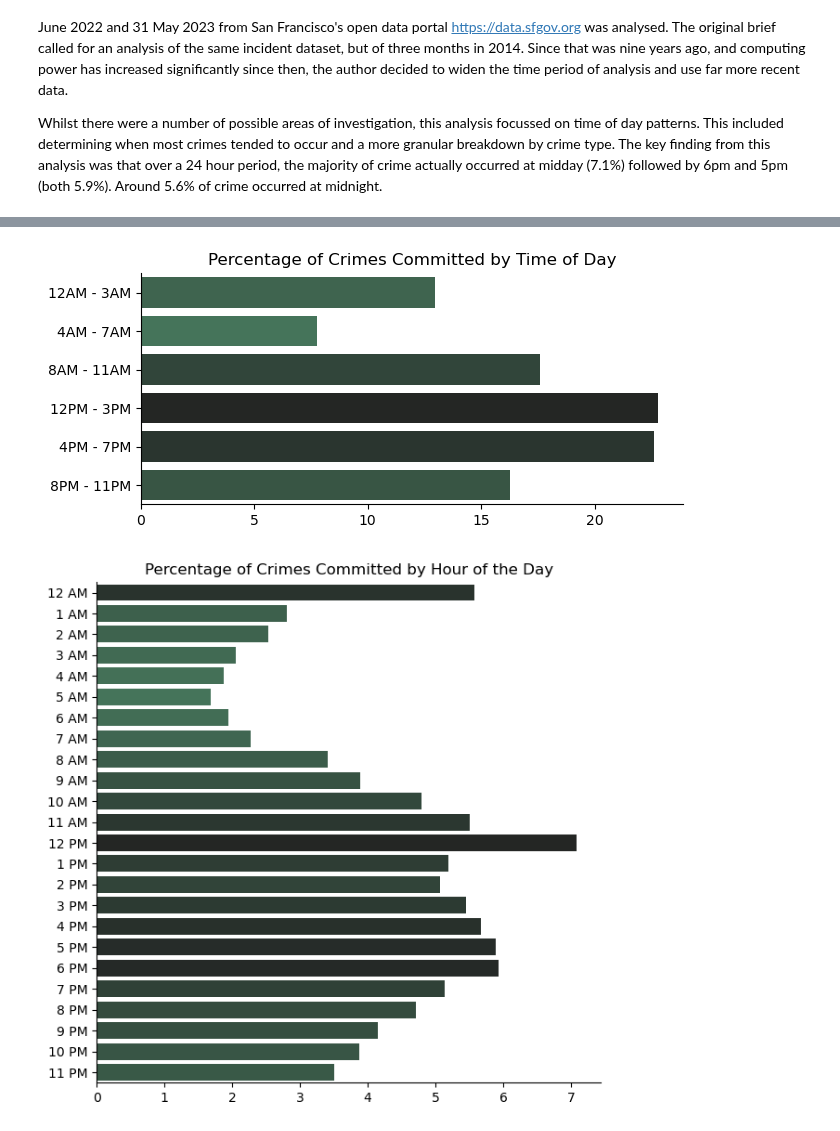
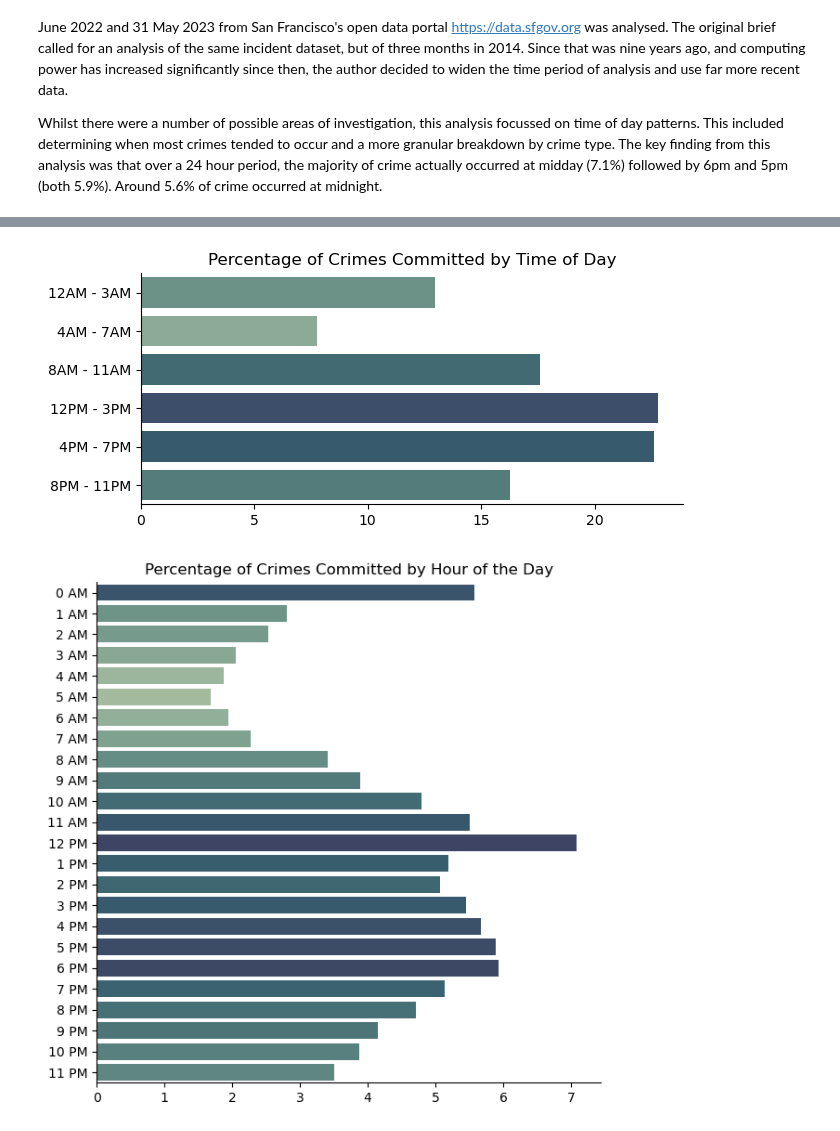
Before and after one commit to NikkiSarah/Coursera, a Jupyter notebook: Data Science at Scale (University of Washington)/3. Communicating Data Science Results/submission.ipynb, the cells around one changed output, grey strips where cells are left out. Saved outputs shown, nothing was run; the diff lists cells and outputs as text; code cells hidden in the pictures.

```diff
--- a/Data Science at Scale (University of Washington)/3. Communicating Data Science Results/submission.ipynb
+++ b/Data Science at Scale (University of Washington)/3. Communicating Data Science Results/submission.ipynb
@@ -27,7 +27,7 @@ incidents['date'] = pd.to_datetime(incidents.date, infer_datetime_format = True)
 
 # add hour information
 incidents['hour_num'] = incidents.datetime.dt.hour
-hour_dict = {0: '12 AM',
+hour_dict = {0: '0 AM',
              1: '1 AM',
              2: '2 AM',
              3: '3 AM',
@@ -52,7 +52,7 @@ hour_dict = {0: '12 AM',
              22: '10 PM',
              23: '11 PM'}
 incidents['hour'] = incidents.hour_num.map(hour_dict)
-cat_type = CategoricalDtype(categories=['12 AM', '1 AM', '2 AM', '3 AM', '4 AM', '5 AM', '6 AM',
+cat_type = CategoricalDtype(categories=['0 AM', '1 AM', '2 AM', '3 AM', '4 AM', '5 AM', '6 AM',
                                         '7 AM', '8 AM', '9 AM', '10 AM', '11 AM', '12 PM', '1 PM',
                                         '2 PM', '3 PM', '4 PM', '5 PM',  '6 PM', '7 PM',
                                         '8 PM', '9 PM', '10 PM', '11 PM'], ordered=True)
@@ -125,4 +125,4 @@ incidents['category_clean'] = np.where(incidents.category_semiclean == 'Larceny
                                        incidents.category_semiclean))))))))))))))))))))))))))))
 
 # incidents.category_clean.value_counts()
-incidents.info()
+# incidents.info()
@@ -147,29 +129,29 @@ memory usage: 11.9+ MB
 # %%
 by_tod = pd.DataFrame(incidents.time_of_day.value_counts(normalize=True)).reset_index()
 by_tod.time_of_day = by_tod.time_of_day * 100
 by_tod.sort_values(by='index', inplace=True)
 
 values = by_tod.time_of_day
-custom_palette = sns.dark_palette("seagreen", len(values), reverse=True)
+custom_palette = sns.color_palette("crest", len(values))
 colour_mapping = dict(zip(sorted(values), custom_palette))
 colour_mapping
 
 fig, ax = plt.subplots(figsize=(7,3))
 sns.barplot(data=by_tod, x='time_of_day', y='index',
             palette=[colour_mapping[val] for val in values], saturation=0.5)
 ax.set(title='Percentage of Crimes Committed by Time of Day',
        xlabel = None,
        ylabel = None)
 sns.despine()
 # %% [output]
-[figure, old version]
+[figure, new version]
 # %%
 by_hour = pd.DataFrame(incidents.hour.value_counts(normalize=True)).reset_index()
-by_hour.hour = by_hour.hour * 100
+by_hour.hour = by_hour.hour*100
 by_hour.sort_values(by='index', inplace=True)
 
 values = by_hour.hour
-custom_palette = sns.dark_palette("seagreen", len(values), reverse=True)
+custom_palette = sns.color_palette("crest", len(values))
 colour_mapping = dict(zip(sorted(values), custom_palette))
 colour_mapping
 
@@ -182,4 +164,4 @@ ax.set(title='Percentage of Crimes Committed by Hour of the Day',
        ylabel = None)
 sns.despine()
 # %% [output]
-[figure, old version]
+[figure, new version]
```
Also changed, not shown: parts of 20 cells of this notebook.
